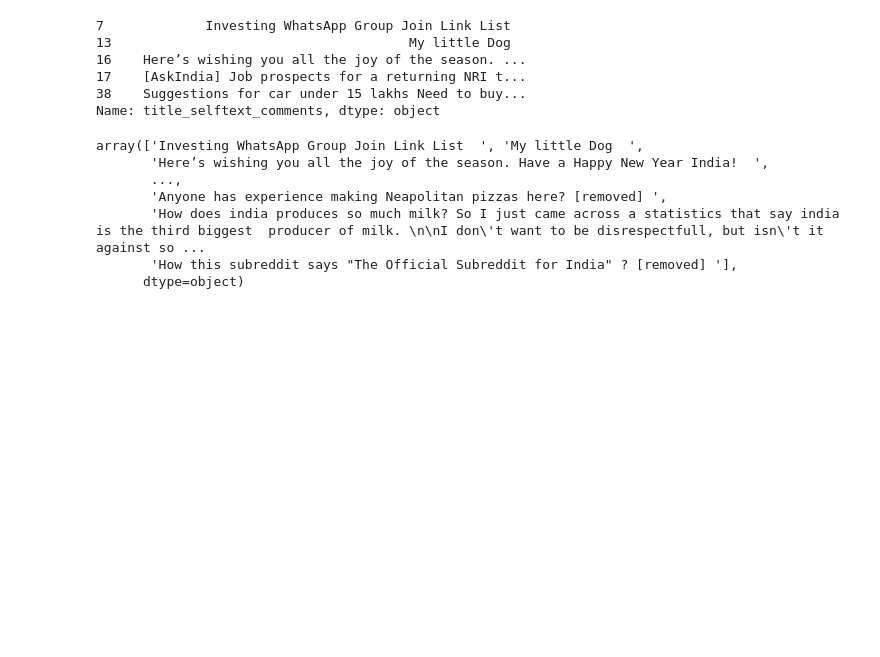
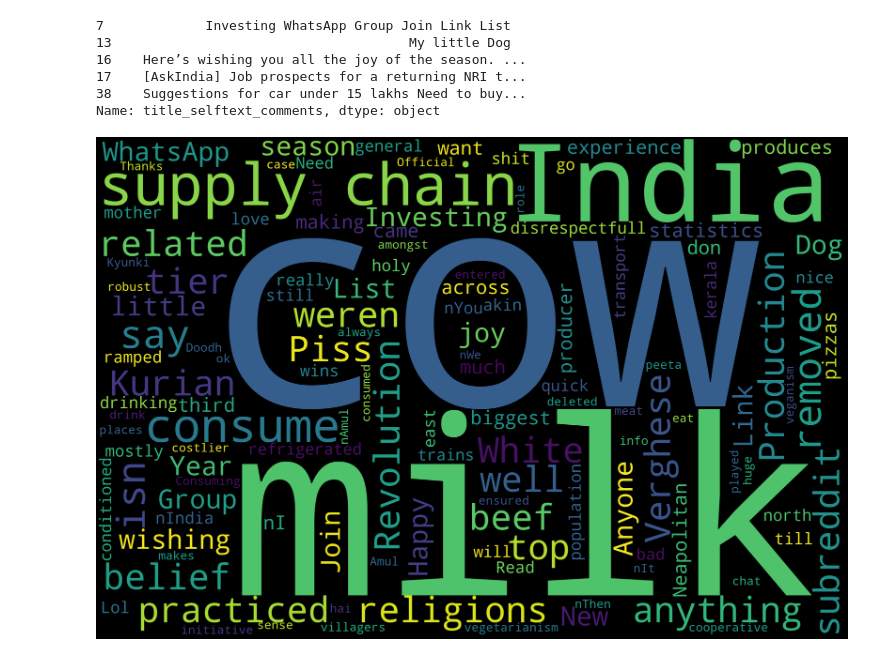
Before and after one commit to macabdul9/reddit-flait-detector, a Jupyter notebook: notebooks/reddit_flair_data_acquisation_June_2019.ipynb, the cells around one changed output. Saved outputs shown, nothing was run; the diff lists cells and outputs as text; code cells hidden in the pictures; blank space fills up the shorter version.

```diff
--- a/notebooks/reddit_flair_data_acquisation_June_2019.ipynb
+++ b/notebooks/reddit_flair_data_acquisation_June_2019.ipynb
@@ -492,27 +492,19 @@ Name: title_selftext_comments, dtype: object
 # %%
 from wordcloud import WordCloud, STOPWORDS
 # %%
-text = data.Tweet.values
+text = flairs_series[0].values
 wordcloud = WordCloud(
     width = 3000,
     height = 2000,
     background_color = 'black',
     stopwords = STOPWORDS).generate(str(text))
 fig = plt.figure(
     figsize = (40, 30),
     facecolor = 'k',
     edgecolor = 'k')
 plt.imshow(wordcloud, interpolation = 'bilinear')
 plt.axis('off')
 plt.tight_layout(pad=0)
 plt.show()
+# %% [output]
+[figure, added]
-# %%
-flairs_series[0].values
-# %% [output]
-array(['Investing WhatsApp Group Join Link List  ', 'My little Dog  ',
-       'Here’s wishing you all the joy of the season. Have a Happy New Year India!  ',
-       ...,
-       'Anyone has experience making Neapolitan pizzas here? [removed] ',
-       'How does india produces so much milk? So I just came across a statistics that say india is the third biggest  producer of milk. \n\nI don\'t want to be disrespectfull, but isn\'t it against so ...
-       'How this subreddit says "The Official Subreddit for India" ? [removed] '],
-      dtype=object)
```
